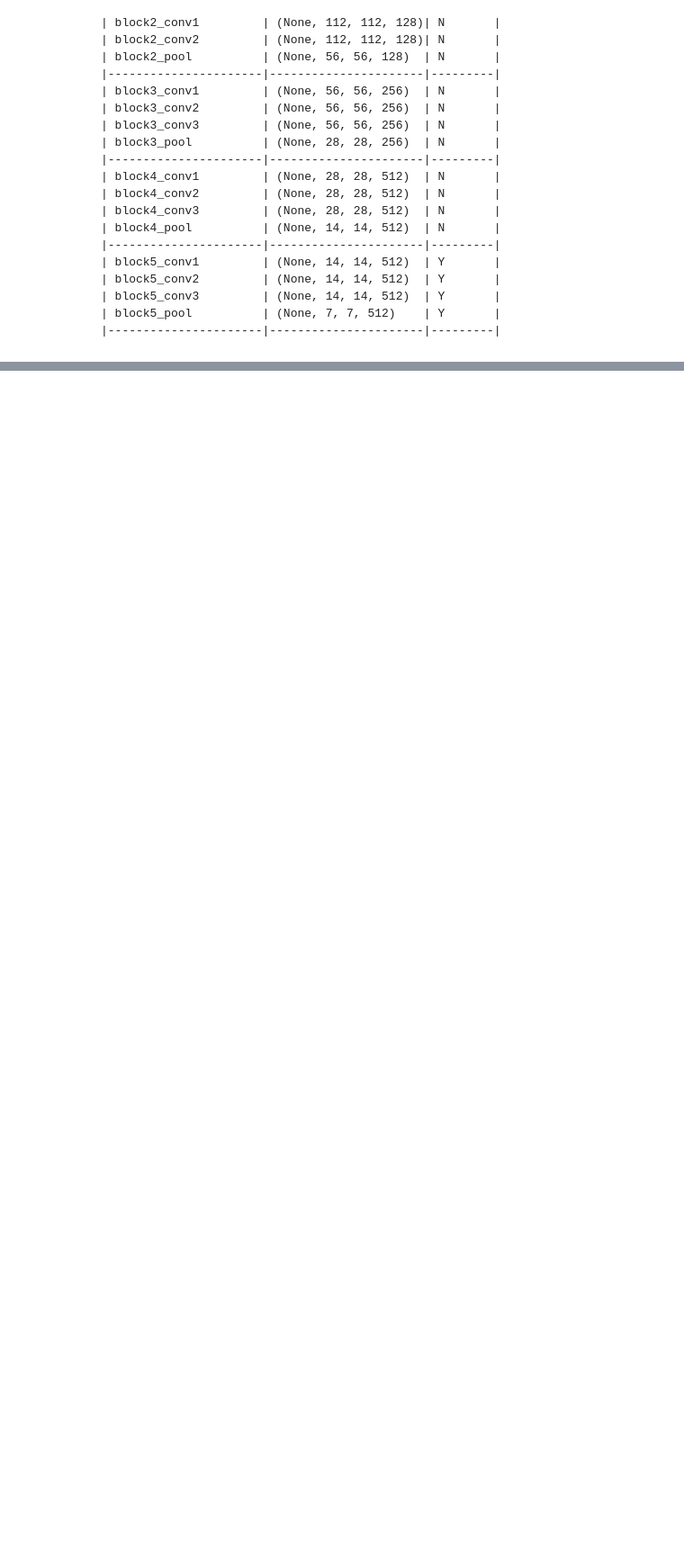
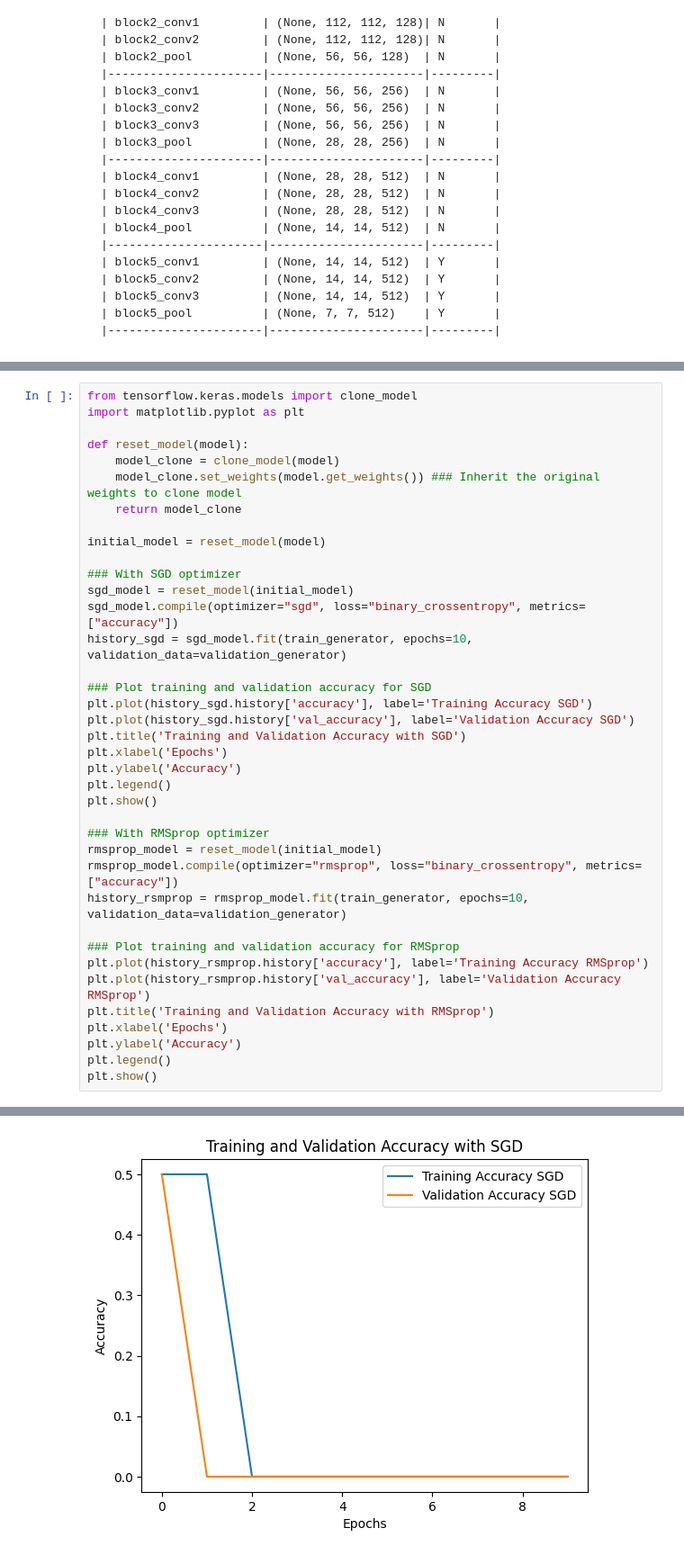
Before and after one commit to TimLL123456/Learning, a Jupyter notebook: Deep_Learning_with_Keras_and_Tensorflow.ipynb, the cells around one changed output, grey strips where cells are left out. Shown: that part at 90% size. Cells and saved outputs as stored; diff of their text form; blank space fills up the shorter version.

```diff
--- a/Deep_Learning_with_Keras_and_Tensorflow.ipynb
+++ b/Deep_Learning_with_Keras_and_Tensorflow.ipynb
@@ -892,0 +990,39 @@ Epoch 10/10
+# %%
+from tensorflow.keras.models import clone_model
+import matplotlib.pyplot as plt
+
+def reset_model(model):
+    model_clone = clone_model(model)
+    model_clone.set_weights(model.get_weights()) ### Inherit the original weights to clone model
+    return model_clone
+
+initial_model = reset_model(model)
+
+### With SGD optimizer
+sgd_model = reset_model(initial_model)
+sgd_model.compile(optimizer="sgd", loss="binary_crossentropy", metrics=["accuracy"])
+history_sgd = sgd_model.fit(train_generator, epochs=10, validation_data=validation_generator)
+
+### Plot training and validation accuracy for SGD
+plt.plot(history_sgd.history['accuracy'], label='Training Accuracy SGD')
+plt.plot(history_sgd.history['val_accuracy'], label='Validation Accuracy SGD')
+plt.title('Training and Validation Accuracy with SGD')
+plt.xlabel('Epochs')
+plt.ylabel('Accuracy')
+plt.legend()
+plt.show()
+
+### With RMSprop optimizer
+rmsprop_model = reset_model(initial_model)
+rmsprop_model.compile(optimizer="rmsprop", loss="binary_crossentropy", metrics=["accuracy"])
+history_rsmprop = rmsprop_model.fit(train_generator, epochs=10, validation_data=validation_generator)
+
+### Plot training and validation accuracy for RMSprop
+plt.plot(history_rsmprop.history['accuracy'], label='Training Accuracy RMSprop')
+plt.plot(history_rsmprop.history['val_accuracy'], label='Validation Accuracy RMSprop')
+plt.title('Training and Validation Accuracy with RMSprop')
+plt.xlabel('Epochs')
+plt.ylabel('Accuracy')
+plt.legend()
+plt.show()
+# %% [output]
@@ -892,0 +1049 @@ Epoch 10/10
+[figure, added]
```
Also changed, not shown: parts of 9 cells of this notebook.
